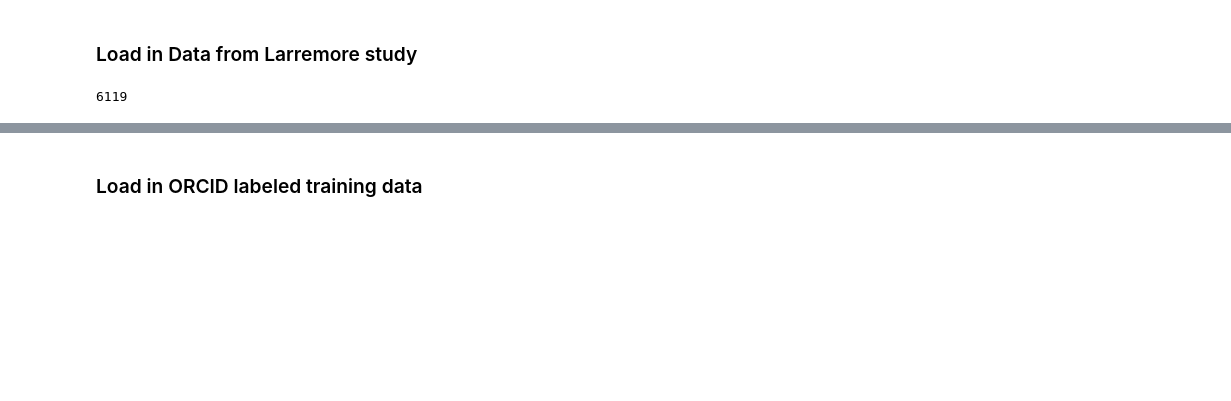
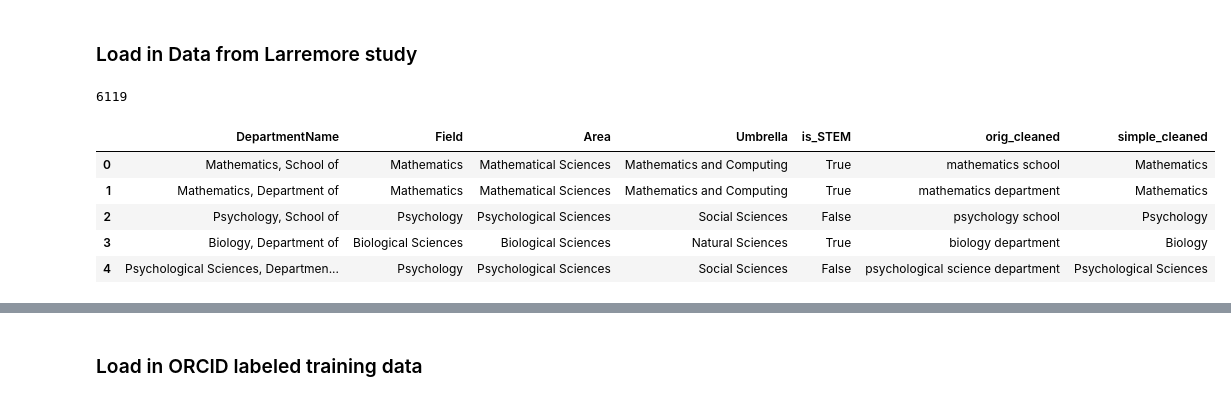
Before and after one commit to kennyjoseph/orcid_gender_equality_paradox_processing, a Jupyter notebook: 02_build_stem_classifier.ipynb, the cells around one changed output, grey strips where cells are left out. Drawn from its saved outputs; the diff is of its cells as text; code cells hidden in the pictures; blank space fills up the shorter version.

```diff
--- a/02_build_stem_classifier.ipynb
+++ b/02_build_stem_classifier.ipynb
@@ -157,5 +156,14 @@ df_dept['simple_cleaned'] = df_dept['DepartmentName'].str.replace(", (Graduate )
 # %% [output]
 6119
+# %%
+df_dept.head()
+# %% [output]
+|  | DepartmentName | Field | Area | Umbrella | is_STEM | orig_cleaned | simple_cleaned |
+| 0 | Mathematics, School of | Mathematics | Mathematical Sciences | Mathematics and Computing | True | mathematics school | Mathematics |
+| 1 | Mathematics, Department of | Mathematics | Mathematical Sciences | Mathematics and Computing | True | mathematics department | Mathematics |
+| 2 | Psychology, School of | Psychology | Psychological Sciences | Social Sciences | False | psychology school | Psychology |
+| 3 | Biology, Department of | Biological Sciences | Biological Sciences | Natural Sciences | True | biology department | Biology |
+| 4 | Psychological Sciences, Departmen... | Psychology | Psychological Sciences | Social Sciences | False | psychological science department | Psychological Sciences |
 # %%
 name_cols = ['orig_cleaned','simple_cleaned','Field','Area','Umbrella']
 # %%
```
Also changed, not shown: parts of 19 cells of this notebook, 2 other files.
